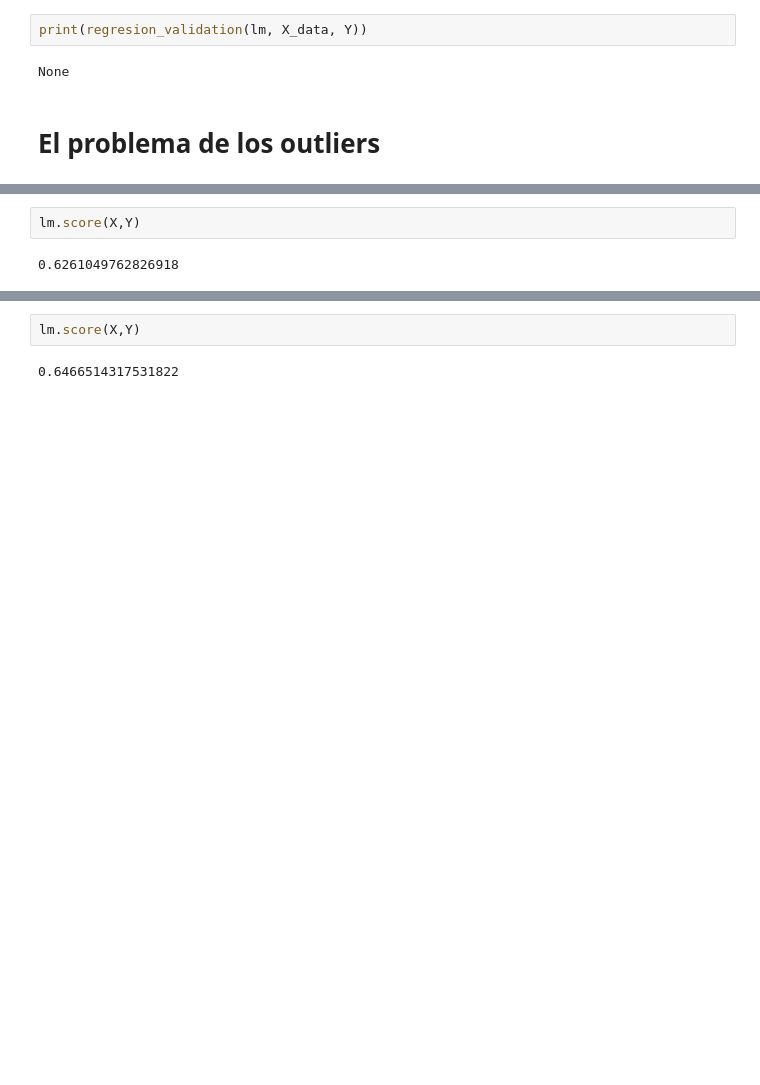
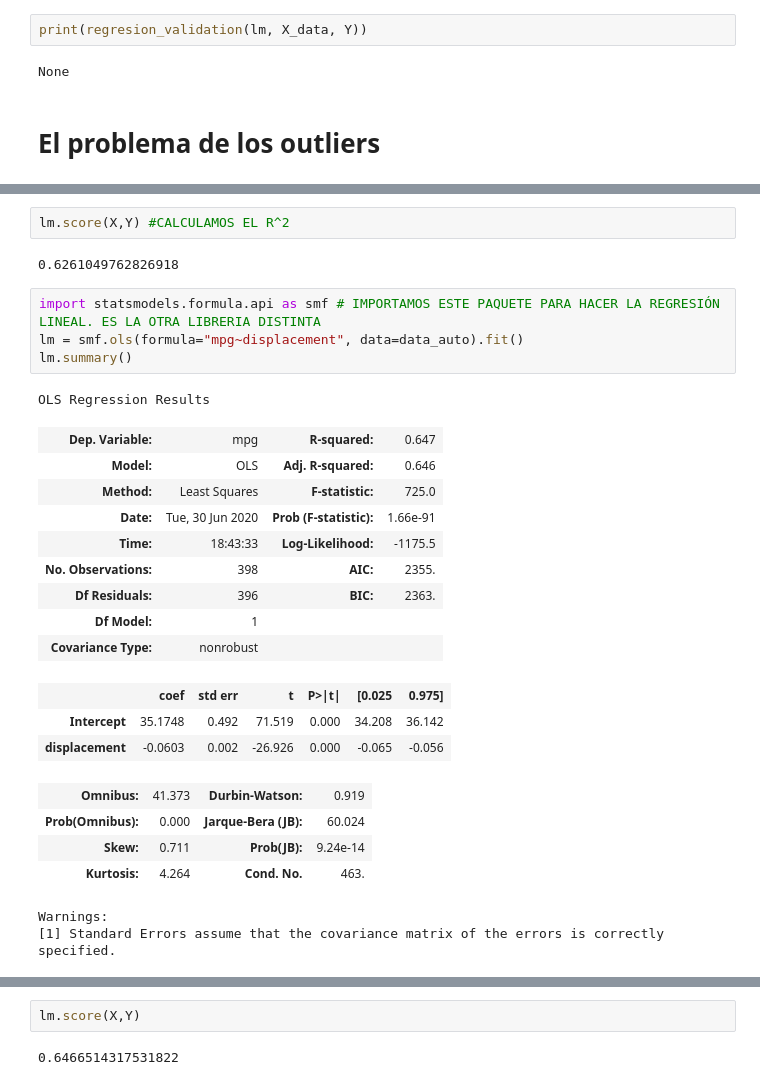
Before and after one commit to jppolbar/python-ml-course, a Jupyter notebook: notebooks/T4 - 5 - MIO - Linear Regression - Problemas con la regresión lineal.ipynb, the cells around one changed output, grey strips where cells are left out. Saved outputs shown, nothing was run; the diff lists cells and outputs as text; blank space fills up the shorter version.

```diff
--- a/notebooks/T4 - 5 - MIO - Linear Regression - Problemas con la regresión lineal.ipynb
+++ b/notebooks/T4 - 5 - MIO - Linear Regression - Problemas con la regresión lineal.ipynb
@@ -529,6 +540,30 @@ LinearRegression(copy_X=True, fit_intercept=True, n_jobs=1, normalize=False)
 # %%
-lm.score(X,Y)
+lm.score(X,Y) #CALCULAMOS EL R^2
 # %% [output]
 0.6261049762826918
+# %%
+import statsmodels.formula.api as smf # IMPORTAMOS ESTE PAQUETE PARA HACER LA REGRESIÓN LINEAL. ES LA OTRA LIBRERIA DISTINTA
+lm = smf.ols(formula="mpg~displacement", data=data_auto).fit()
+lm.summary()
+# %% [output]
+OLS Regression Results
+| Dep. Variable: | mpg | R-squared: | 0.647 |
+| Model: | OLS | Adj. R-squared: | 0.646 |
+| Method: | Least Squares | F-statistic: | 725.0 |
+| Date: | Tue, 30 Jun 2020 | Prob (F-statistic): | 1.66e-91 |
+| Time: | 18:43:33 | Log-Likelihood: | -1175.5 |
+| No. Observations: | 398 | AIC: | 2355. |
+| Df Residuals: | 396 | BIC: | 2363. |
+| Df Model: | 1 |  |  |
+| Covariance Type: | nonrobust |  |  |
+|  | coef | std err | t | P>|t| | [0.025 | 0.975] |
+| Intercept | 35.1748 | 0.492 | 71.519 | 0.000 | 34.208 | 36.142 |
+| displacement | -0.0603 | 0.002 | -26.926 | 0.000 | -0.065 | -0.056 |
+| Omnibus: | 41.373 | Durbin-Watson: | 0.919 |
+| Prob(Omnibus): | 0.000 | Jarque-Bera (JB): | 60.024 |
+| Skew: | 0.711 | Prob(JB): | 9.24e-14 |
+| Kurtosis: | 4.264 | Cond. No. | 463. |
+Warnings:
+[1] Standard Errors assume that the covariance matrix of the errors is correctly specified.
 # %%
 %matplotlib inline
```
Also changed, not shown: parts of 30 cells of this notebook.
